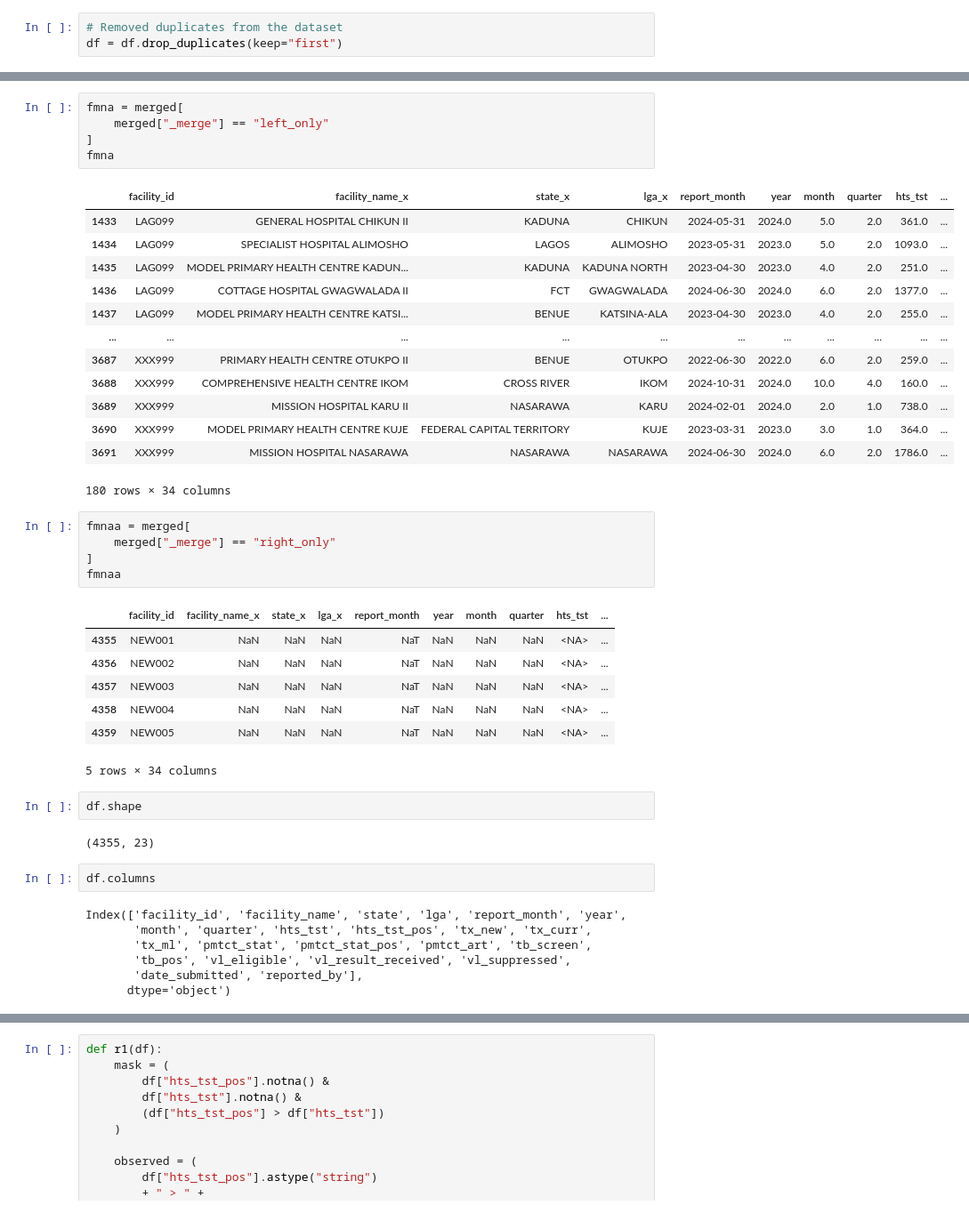
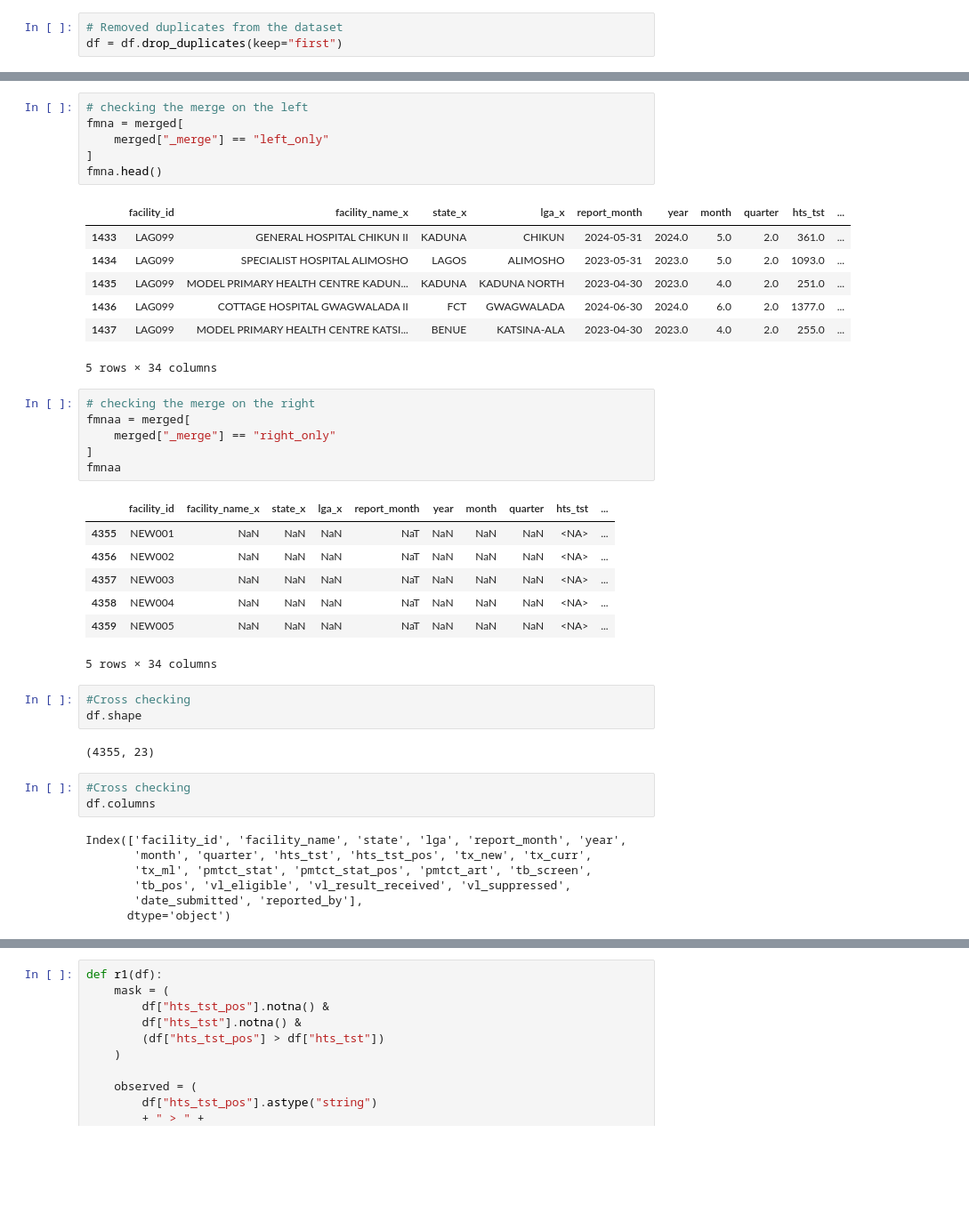
Before and after one commit to AlozieCollins/Intern-dataset-work, a Jupyter notebook: work.ipynb, the cells around one changed output, grey strips where cells are left out. Shown at 89% size. Cells and saved outputs as stored; diff of their text form; blank space fills up the shorter version.

```diff
--- a/work.ipynb
+++ b/work.ipynb
@@ -308,23 +276,19 @@ Categories (3, object): ['left_only', 'right_only', 'both']
 # %%
+# checking the merge on the left
 fmna = merged[
     merged["_merge"] == "left_only"
 ]
-fmna
+fmna.head()
 # %% [output]
 |  | facility_id | facility_name_x | state_x | lga_x | report_month | year | month | quarter | hts_tst | ... |
 | 1433 | LAG099 | GENERAL HOSPITAL CHIKUN II | KADUNA | CHIKUN | 2024-05-31 | 2024.0 | 5.0 | 2.0 | 361.0 | ... |
 | 1434 | LAG099 | SPECIALIST HOSPITAL ALIMOSHO | LAGOS | ALIMOSHO | 2023-05-31 | 2023.0 | 5.0 | 2.0 | 1093.0 | ... |
 | 1435 | LAG099 | MODEL PRIMARY HEALTH CENTRE KADUN... | KADUNA | KADUNA NORTH | 2023-04-30 | 2023.0 | 4.0 | 2.0 | 251.0 | ... |
 | 1436 | LAG099 | COTTAGE HOSPITAL GWAGWALADA II | FCT | GWAGWALADA | 2024-06-30 | 2024.0 | 6.0 | 2.0 | 1377.0 | ... |
 | 1437 | LAG099 | MODEL PRIMARY HEALTH CENTRE KATSI... | BENUE | KATSINA-ALA | 2023-04-30 | 2023.0 | 4.0 | 2.0 | 255.0 | ... |
-| ... | ... | ... | ... | ... | ... | ... | ... | ... | ... | ... |
-| 3687 | XXX999 | PRIMARY HEALTH CENTRE OTUKPO II | BENUE | OTUKPO | 2022-06-30 | 2022.0 | 6.0 | 2.0 | 259.0 | ... |
-| 3688 | XXX999 | COMPREHENSIVE HEALTH CENTRE IKOM | CROSS RIVER | IKOM | 2024-10-31 | 2024.0 | 10.0 | 4.0 | 160.0 | ... |
-| 3689 | XXX999 | MISSION HOSPITAL KARU II | NASARAWA | KARU | 2024-02-01 | 2024.0 | 2.0 | 1.0 | 738.0 | ... |
-| 3690 | XXX999 | MODEL PRIMARY HEALTH CENTRE KUJE | FEDERAL CAPITAL TERRITORY | KUJE | 2023-03-31 | 2023.0 | 3.0 | 1.0 | 364.0 | ... |
-| 3691 | XXX999 | MISSION HOSPITAL NASARAWA | NASARAWA | NASARAWA | 2024-06-30 | 2024.0 | 6.0 | 2.0 | 1786.0 | ... |
-180 rows × 34 columns
+5 rows × 34 columns
 # %%
+# checking the merge on the right
 fmnaa = merged[
     merged["_merge"] == "right_only"
 ]
@@ -338,10 +302,12 @@ fmnaa
 | 4359 | NEW005 | NaN | NaN | NaN | NaT | NaN | NaN | NaN | <NA> | ... |
 5 rows × 34 columns
 # %%
+#Cross checking
 df.shape
 # %% [output]
 (4355, 23)
 # %%
+#Cross checking
 df.columns
 # %% [output]
 Index(['facility_id', 'facility_name', 'state', 'lga', 'report_month', 'year',
```
Also changed, not shown: parts of 33 cells of this notebook, 1 other file.
